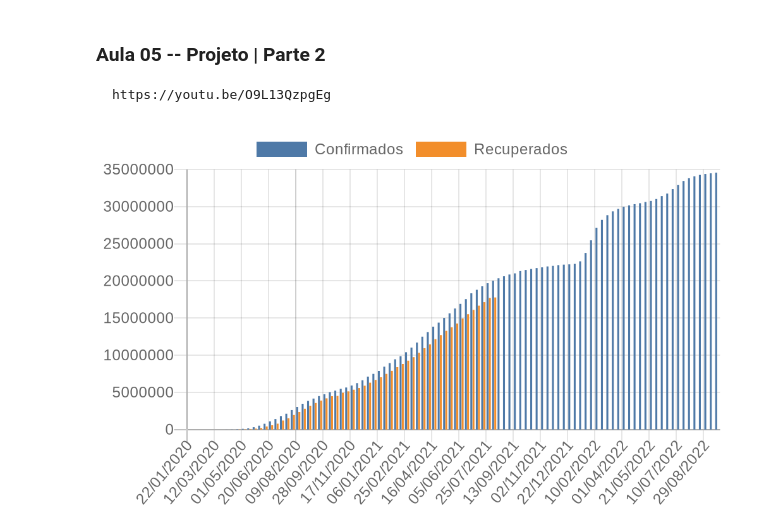
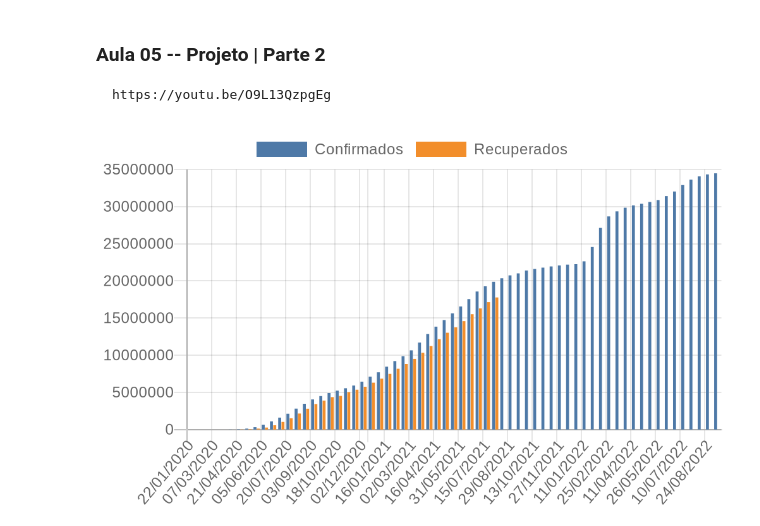
Before and after one commit to raul-franca/lets-code-python, a Jupyter notebook: projeto-parte-1.ipynb, the cells around one changed output. Saved outputs shown, nothing was run; the diff lists cells and outputs as text; code cells hidden in the pictures.

```diff
--- a/projeto-parte-1.ipynb
+++ b/projeto-parte-1.ipynb
@@ -192,21 +192,22 @@ def display_image(path):
     display(img_pil)
 # %%
 y_data_1 = []
-for obs in final_data[1::10]:
+a_cada_dais = 15
+for obs in final_data[1::a_cada_dais]:
     y_data_1.append(obs[confirmado])
 
 y_data_2 = []
-for obs in final_data[1::10]:
+for obs in final_data[1::a_cada_dais]:
     y_data_2.append(obs[recuperados])
     labels = ('Confirmados', 'Recuperados')
 
 x = []
-for obs in final_data[1::10]:
+for obs in final_data[1::a_cada_dais]:
     x.append( obs[data].strftime('%d/%m/%Y') )
 
 chart = create_chart(x, [y_data_1, y_data_2], labels, title='Gráfico confirmados vs recuperados')
 chart_content = get_api_chart(chart)
 save_image('meu-primeiro-grafico.png', chart_content)
 display_image('meu-primeiro-grafico.png')
 # %% [output]
-[figure, old version]
+[figure, new version]
```
Also changed, not shown: parts of 3 cells of this notebook, 2 other files.
